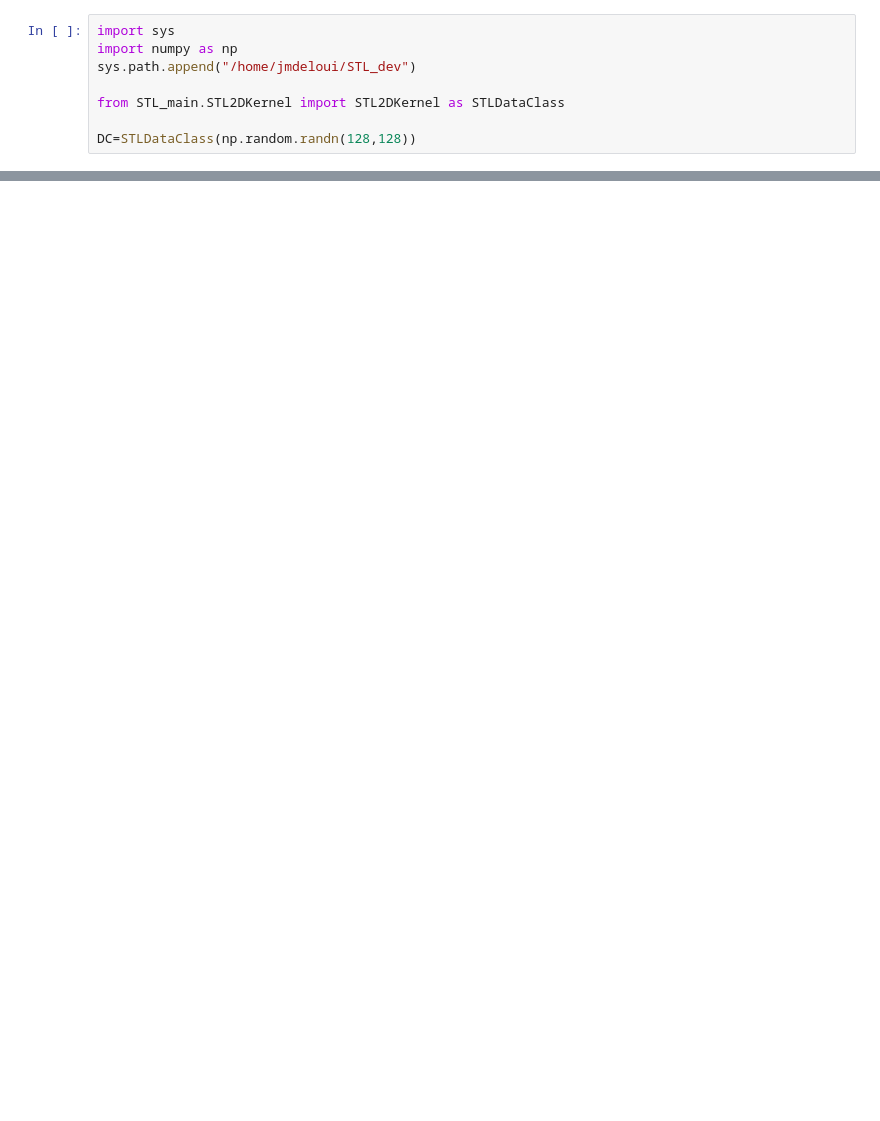
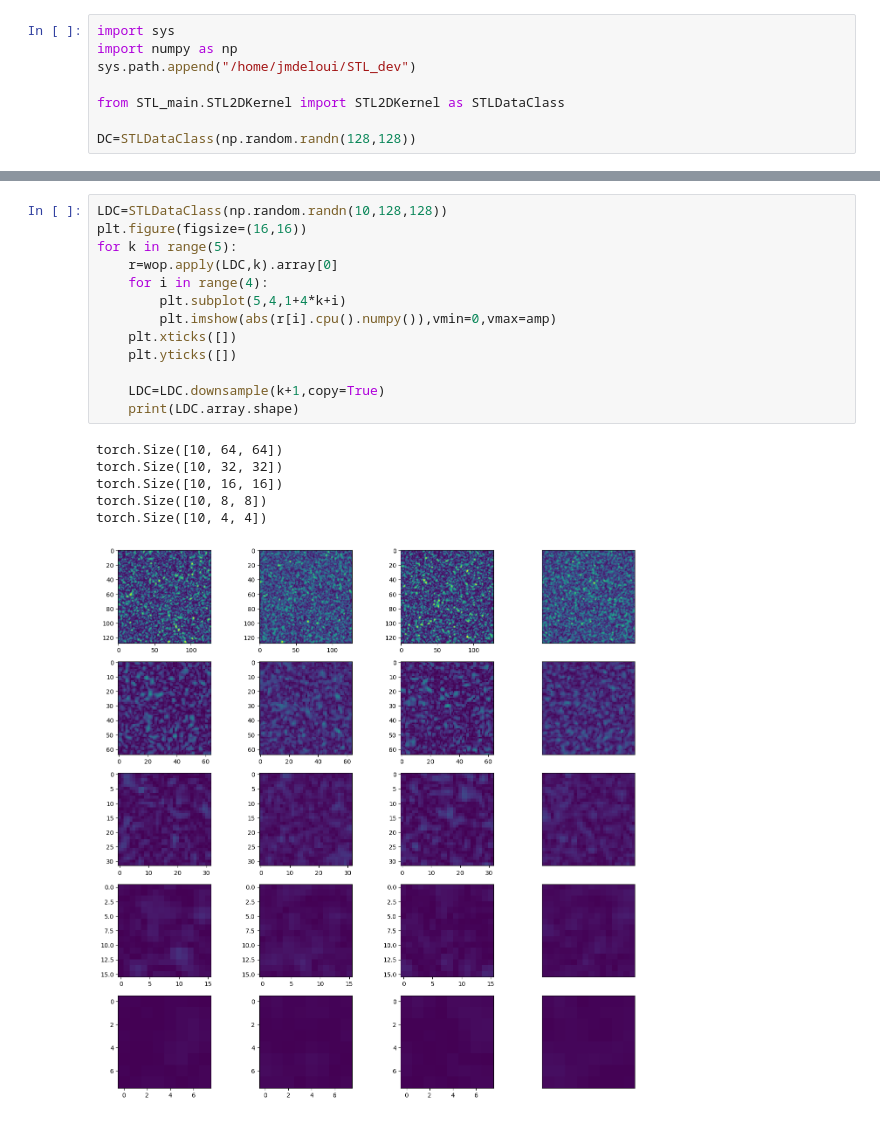
Before and after one commit to Eralys/STL_dev, a Jupyter notebook: STL_main/Planar2Dtest/unit_test.ipynb, the cells around one changed output, grey strips where cells are left out. Drawn from its saved outputs; the diff is of its cells as text; blank space fills up the shorter version.

```diff
--- a/STL_main/Planar2Dtest/unit_test.ipynb
+++ b/STL_main/Planar2Dtest/unit_test.ipynb
@@ -47,0 +82,20 @@ for i in range(4):
+# %%
+LDC=STLDataClass(np.random.randn(10,128,128))
+plt.figure(figsize=(16,16))
+for k in range(5):
+    r=wop.apply(LDC,k).array[0]
+    for i in range(4):
+        plt.subplot(5,4,1+4*k+i)
+        plt.imshow(abs(r[i].cpu().numpy()),vmin=0,vmax=amp)
+    plt.xticks([])
+    plt.yticks([])
+
+    LDC=LDC.downsample(k+1,copy=True)
+    print(LDC.array.shape)
+# %% [output]
+torch.Size([10, 64, 64])
+torch.Size([10, 32, 32])
+torch.Size([10, 16, 16])
+torch.Size([10, 8, 8])
+torch.Size([10, 4, 4])
+[figure, added]
```
Also changed, not shown: parts of 5 cells of this notebook, 1 other file.
